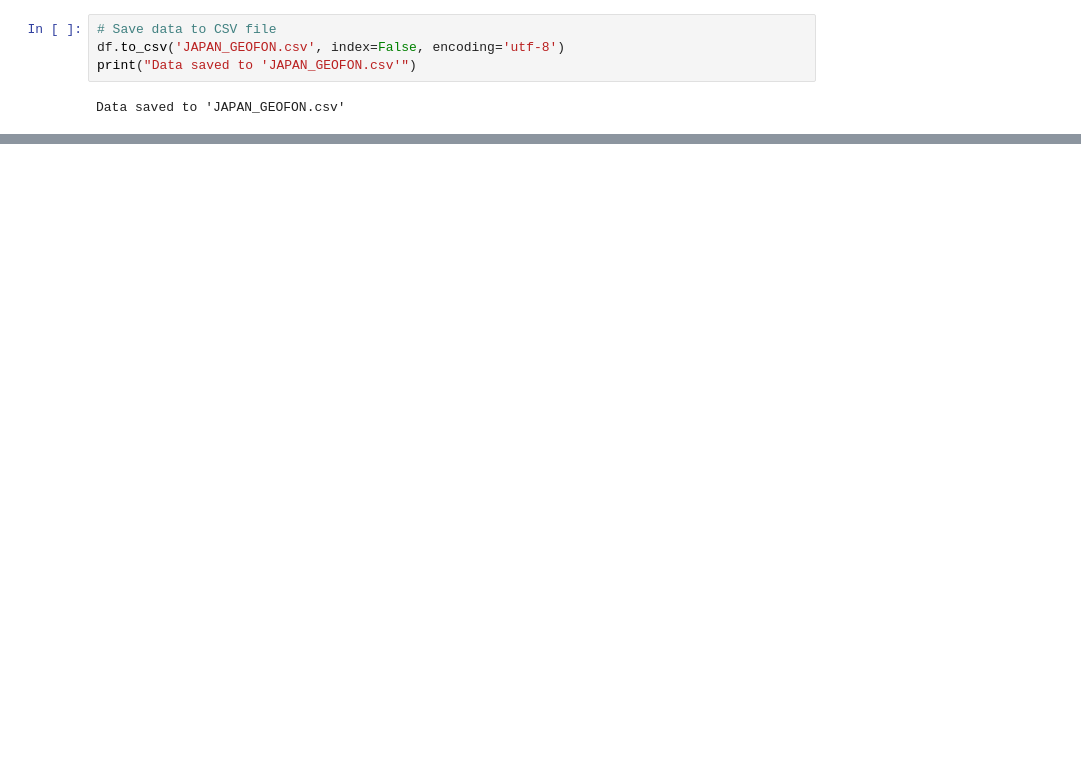
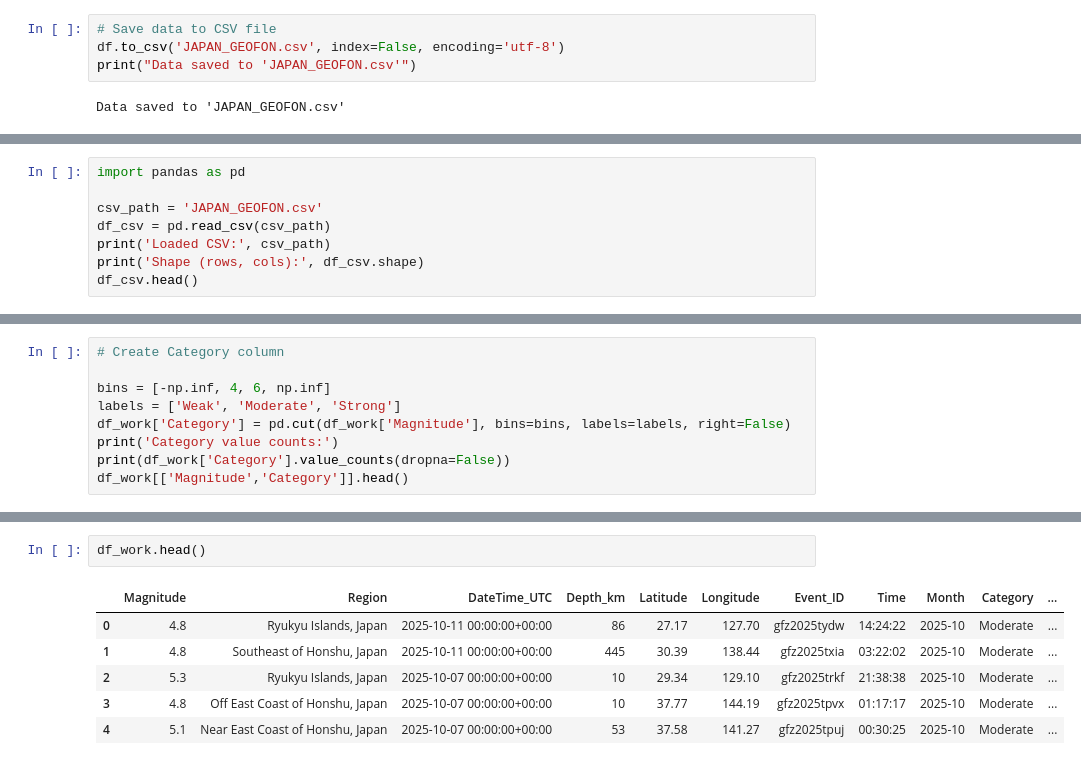
Before and after one commit to rezp8/earthquakeDataAnalysis, a Jupyter notebook: GeoFON.ipynb, the cells around one changed output, grey strips where cells are left out. Cells and saved outputs as stored; diff of their text form; blank space fills up the shorter version.

```diff
--- a/GeoFON.ipynb
+++ b/GeoFON.ipynb
@@ -182,0 +176,8 @@ Data saved to 'JAPAN_GEOFON.csv'
+# %%
+import pandas as pd
+
+csv_path = 'JAPAN_GEOFON.csv'
+df_csv = pd.read_csv(csv_path)
+print('Loaded CSV:', csv_path)
+print('Shape (rows, cols):', df_csv.shape)
+df_csv.head()
@@ -182,0 +299,9 @@ Data saved to 'JAPAN_GEOFON.csv'
+# %%
+# Create Category column
+
+bins = [-np.inf, 4, 6, np.inf]
+labels = ['Weak', 'Moderate', 'Strong']
+df_work['Category'] = pd.cut(df_work['Magnitude'], bins=bins, labels=labels, right=False)
+print('Category value counts:')
+print(df_work['Category'].value_counts(dropna=False))
+df_work[['Magnitude','Category']].head()
@@ -182,0 +365,9 @@ Data saved to 'JAPAN_GEOFON.csv'
+# %%
+df_work.head()
+# %% [output]
+|  | Magnitude | Region | DateTime_UTC | Depth_km | Latitude | Longitude | Event_ID | Time | Month | Category | ... |
+| 0 | 4.8 | Ryukyu Islands, Japan | 2025-10-11 00:00:00+00:00 | 86 | 27.17 | 127.70 | gfz2025tydw | 14:24:22 | 2025-10 | Moderate | ... |
+| 1 | 4.8 | Southeast of Honshu, Japan | 2025-10-11 00:00:00+00:00 | 445 | 30.39 | 138.44 | gfz2025txia | 03:22:02 | 2025-10 | Moderate | ... |
+| 2 | 5.3 | Ryukyu Islands, Japan | 2025-10-07 00:00:00+00:00 | 10 | 29.34 | 129.10 | gfz2025trkf | 21:38:38 | 2025-10 | Moderate | ... |
+| 3 | 4.8 | Off East Coast of Honshu, Japan | 2025-10-07 00:00:00+00:00 | 10 | 37.77 | 144.19 | gfz2025tpvx | 01:17:17 | 2025-10 | Moderate | ... |
+| 4 | 5.1 | Near East Coast of Honshu, Japan | 2025-10-07 00:00:00+00:00 | 53 | 37.58 | 141.27 | gfz2025tpuj | 00:30:25 | 2025-10 | Moderate | ... |
```
Also changed, not shown: parts of 15 cells of this notebook, 2 other files.
